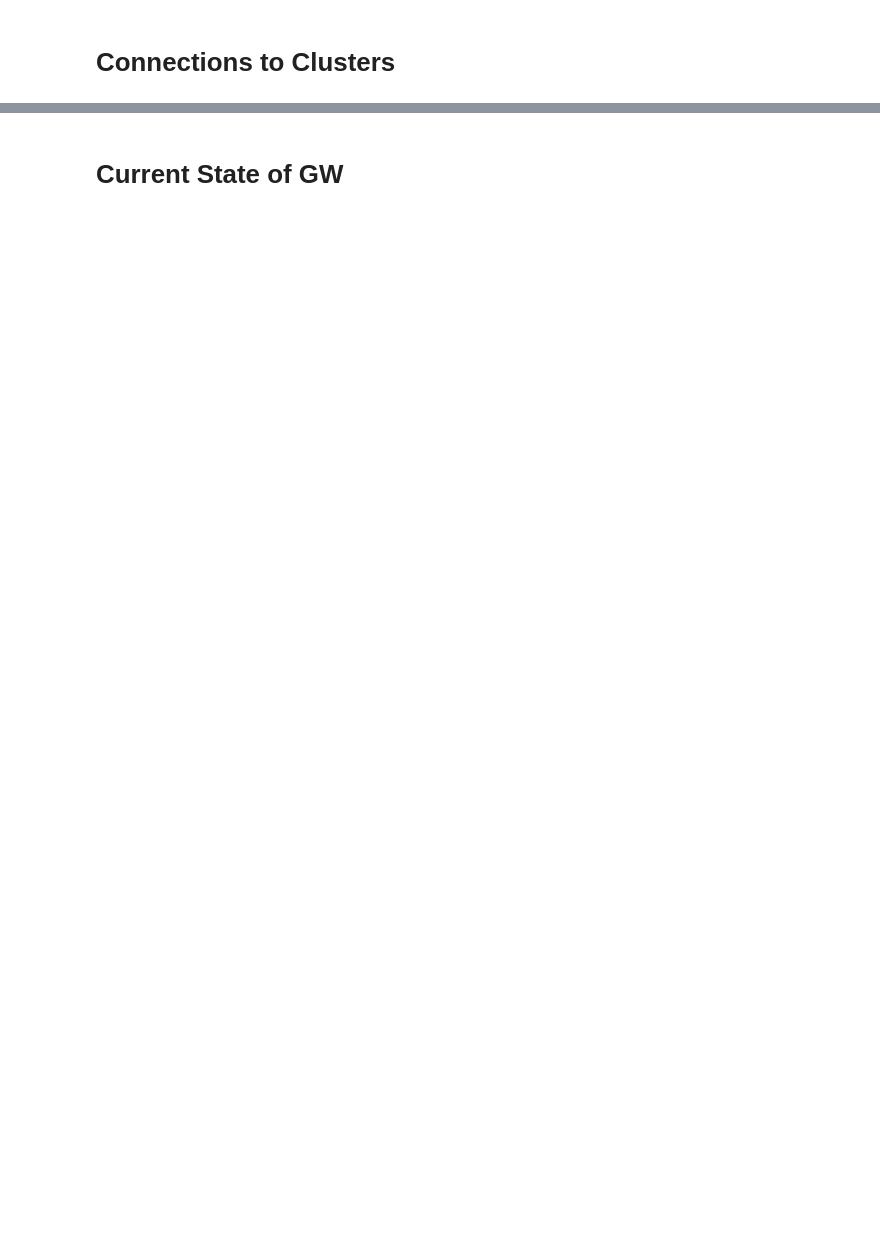
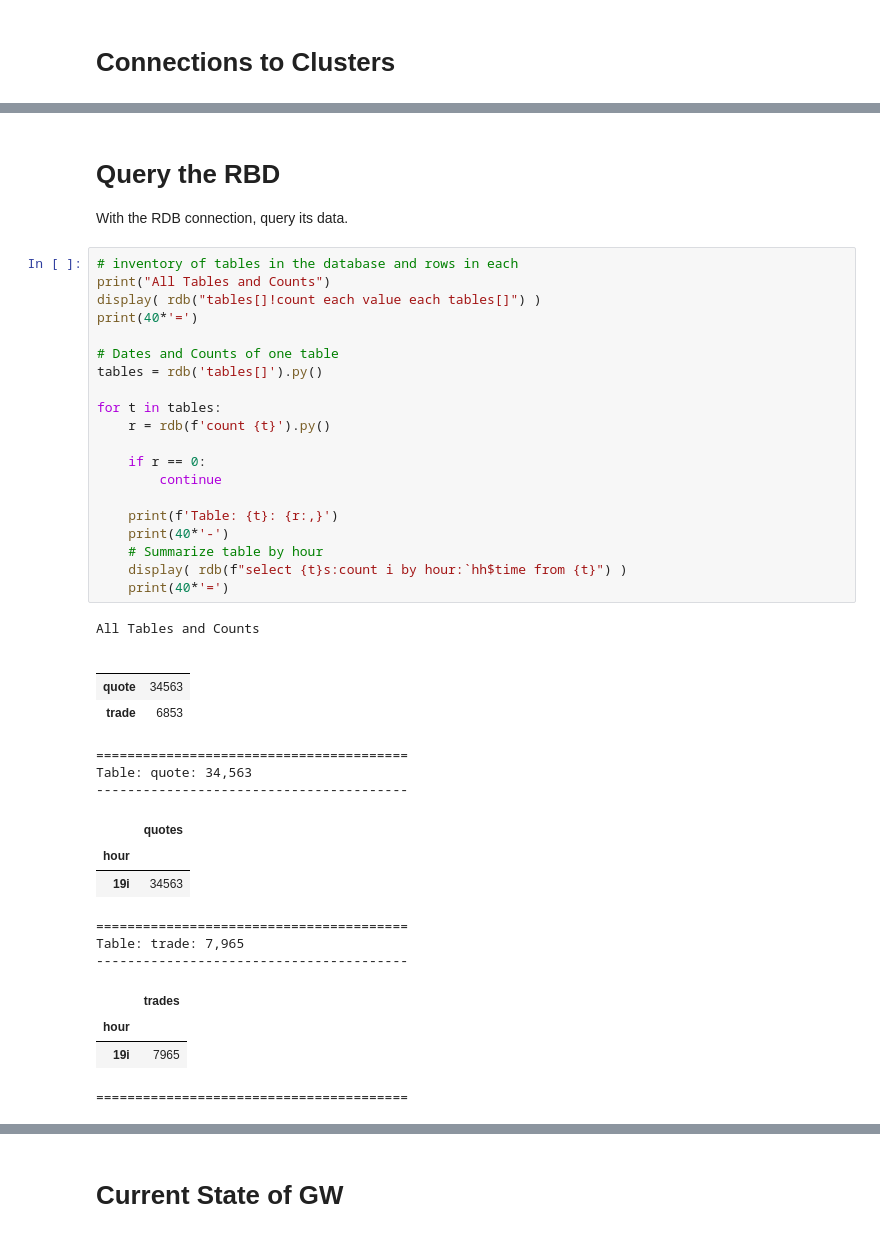
Before and after one commit to aws/amazon-finspace-examples, a Jupyter notebook: ManagedkdbInsights/basic_tick_V3/pykx_query_all.ipynb, the cells around one changed output, grey strips where cells are left out. Saved outputs shown, nothing was run; the diff lists cells and outputs as text; blank space fills up the shorter version.

```diff
--- a/ManagedkdbInsights/basic_tick_V3/pykx_query_all.ipynb
+++ b/ManagedkdbInsights/basic_tick_V3/pykx_query_all.ipynb
@@ -135 +121,43 @@ rdb("trade")
+# %% [markdown]
+# Query the RBD
+With the RDB connection, query its data.
+# %%
+# inventory of tables in the database and rows in each
+print("All Tables and Counts")
+display( rdb("tables[]!count each value each tables[]") )
+print(40*'=')
+
+# Dates and Counts of one table
+tables = rdb('tables[]').py()
+
+for t in tables:
+    r = rdb(f'count {t}').py()
+
+    if r == 0:
+        continue
+
+    print(f'Table: {t}: {r:,}')
+    print(40*'-')
+    # Summarize table by hour
+    display( rdb(f"select {t}s:count i by hour:`hh$time from {t}") )
+    print(40*'=')
+# %% [output]
+All Tables and Counts
+|  |  |
+|  |  |
+| quote | 34563 |
+| trade | 6853 |
+========================================
+Table: quote: 34,563
+----------------------------------------
+|  | quotes |
+| hour |  |
+| 19i | 34563 |
+========================================
+Table: trade: 7,965
+----------------------------------------
+|  | trades |
+| hour |  |
+| 19i | 7965 |
+========================================
 # %%
```
Also changed, not shown: parts of 32 cells of this notebook, 23 other files.
